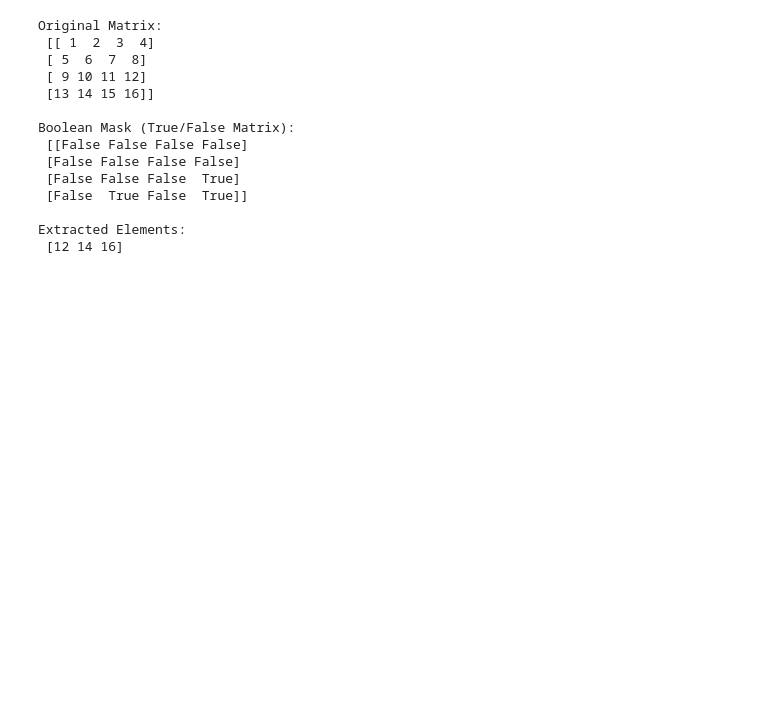
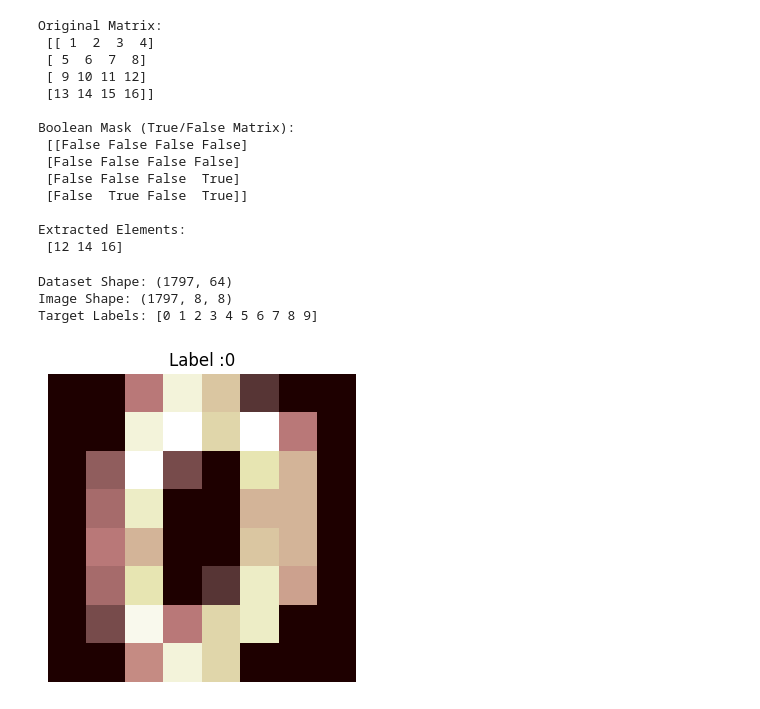
Before and after one commit to John26hub/AiLab, a Jupyter notebook: program1.ipynb, the cells around one changed output. Drawn from its saved outputs; the diff is of its cells as text; code cells hidden in the pictures; blank space fills up the shorter version.

```diff
--- a/program1.ipynb
+++ b/program1.ipynb
@@ -59,3 +59,23 @@ Boolean Mask (True/False Matrix):
 
 Extracted Elements:
  [12 14 16]
+# %%
+from sklearn.datasets import load_digits
+import matplotlib.pyplot as plt
+
+digits = load_digits()
+
+print("Dataset Shape:" , digits.data.shape)
+print("Image Shape:" , digits.images.shape)
+print("Target Labels:" , digits.target_names)
+
+plt.figure(figsize=(4,4))
+plt.imshow(digits.images[0], cmap='pink')
+plt.title(f"Label :{digits.target[0]}")
+plt.axis("off")
+plt.show()
+# %% [output]
+Dataset Shape: (1797, 64)
+Image Shape: (1797, 8, 8)
+Target Labels: [0 1 2 3 4 5 6 7 8 9]
+[figure, added]
```
Also changed, not shown: parts of 1 cell of this notebook.
